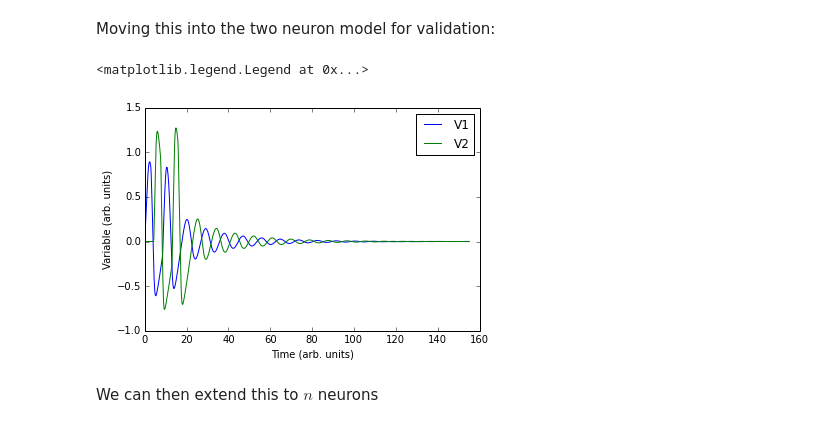
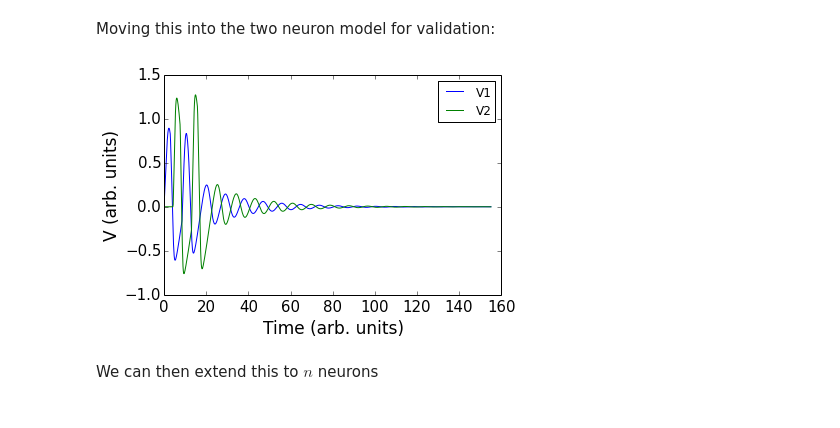
Before and after one commit to aaronshifman/modeling_final, a Jupyter notebook: ipynb/python model - isolated.ipynb, the cells around one changed output. Saved outputs shown, nothing was run; the diff lists cells and outputs as text; code cells hidden in the pictures.

Commit message:
updated figures

```diff
--- a/ipynb/python model - isolated.ipynb
+++ b/ipynb/python model - isolated.ipynb
@@ -525,14 +525,19 @@ w0 = [0,0,0,0,0,0]
 wsol = odeint(derr_func_coup, [0,0,0,0,0, 0.0001], times, args=([alpha,beta,c,0.5],),atol=abserr, rtol=relerr)
 V1 = wsol[:,0]
 V2 = wsol[:,1]
-plt.plot(times,V1)
-plt.plot(times,V2)
-plt.xlabel('Time (arb. units)')
-plt.ylabel('Variable (arb. units)')
-plt.legend(['V1','V2'])
-# %% [output]
-<matplotlib.legend.Legend at 0x...>
-[figure, removed]
+# %%
+plt.plot(times,V1)
+plt.plot(times,V2)
+plt.xlabel('Time (arb. units)')
+plt.ylabel('V (arb. units)')
+plt.legend(['V1','V2'])
+plt.gca().yaxis.label.set_size(17)
+plt.gca().xaxis.label.set_size(17)
+plt.tick_params(axis='both', which='major', labelsize=15)
+plt.tight_layout()
+plt.savefig('../TeX/images/2dyn.png')
+# %% [output]
+[figure, added]
 # %% [markdown]
 We can then extend this to $n$ neurons
 # %%
```
Also changed, not shown: parts of 2 cells of this notebook.
